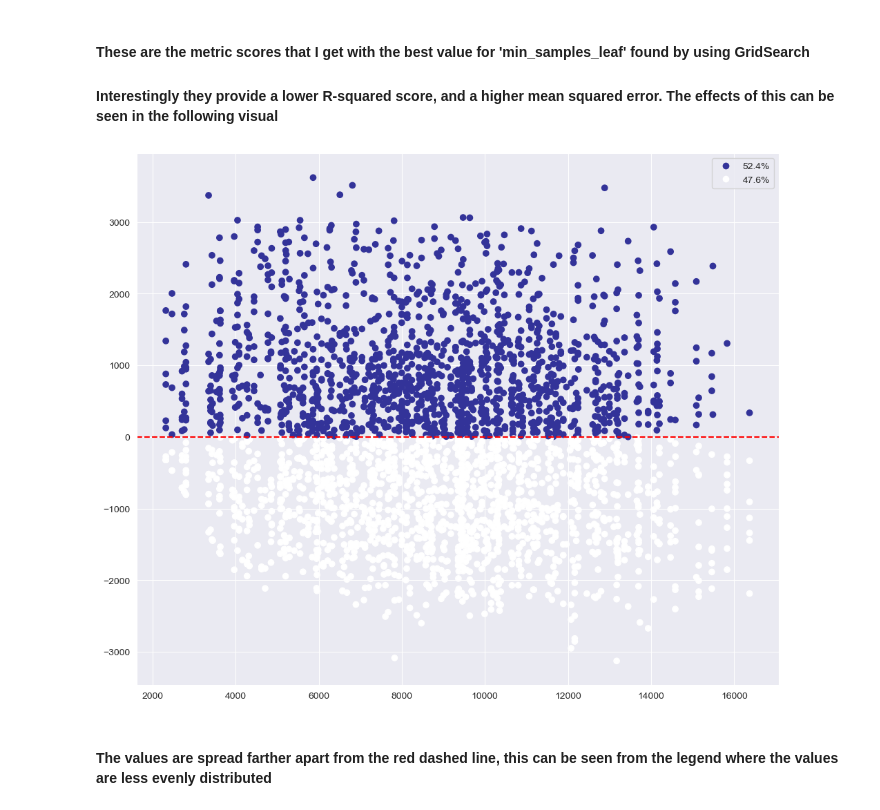
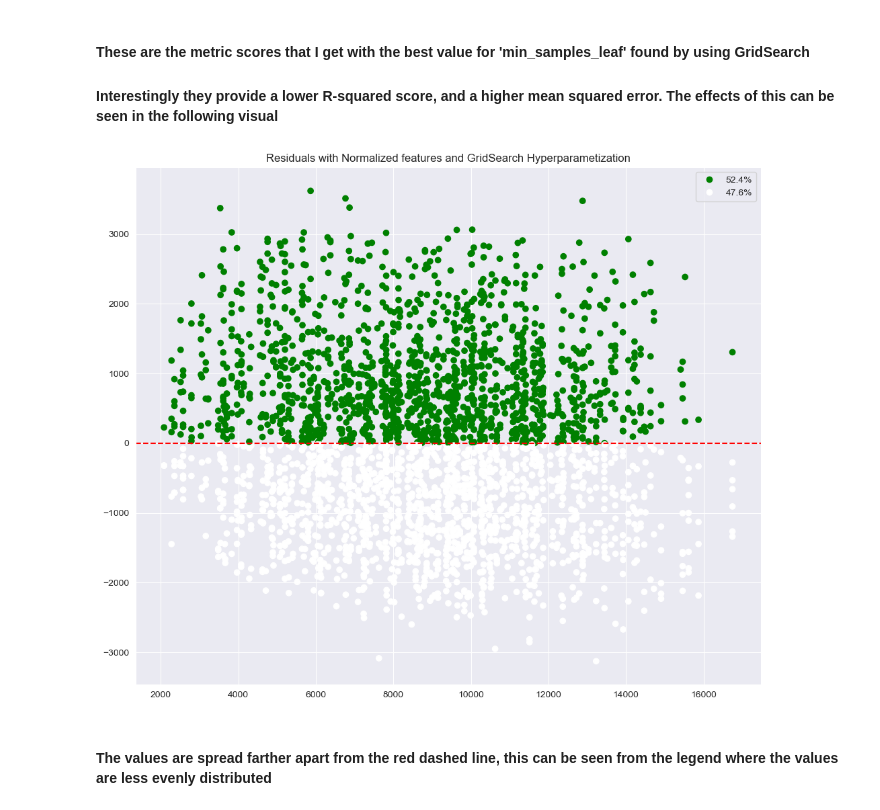
Before and after one commit to EmilianoDeLaGarzaVillarreal/CarPriceAnalysis, a Jupyter notebook: CarPriceAnalysis.ipynb, the cells around one changed output. Saved outputs shown, nothing was run; the diff lists cells and outputs as text; code cells hidden in the pictures.

```diff
--- a/CarPriceAnalysis.ipynb
+++ b/CarPriceAnalysis.ipynb
@@ -394,20 +406,22 @@ residuals = y_test - y_predict
 # %%
 plt.close()
 fig, ax = plt.subplots(figsize=(12,10))
 
 colors = np.where(residuals<0, 1, -1)
 values_under_zero = np.where(residuals<0, 1, 0).sum().item()
 perc_vals = round((values_under_zero/len(residuals))*100,1)
 
-scatter = ax.scatter(y_predict, residuals, c=colors, cmap='terrain')
+scatter = ax.scatter(y_predict, residuals, c=colors, cmap='ocean')
 
 hand, lab = scatter.legend_elements(prop='colors')
 ax.legend(handles=hand, labels=[str(perc_vals)+'%',str(100-perc_vals)+'%'])
 ax.axhline(y=0.0, color='red', linestyle='--')
+ax.set_title('Residuals with Normalized features and GridSearch Hyperparametization')
+plt.savefig('img/ML-scatter-three')
 
 plt.show()
 # %% [output]
-[figure, old version]
+[figure, new version]
 # %% [markdown]
 <h4>The values are spread farther apart from the red dashed line, this can be seen from the legend where the values are less evenly distributed </h4>
 # %%
```
Also changed, not shown: parts of 10 cells of this notebook, 11 other files.
